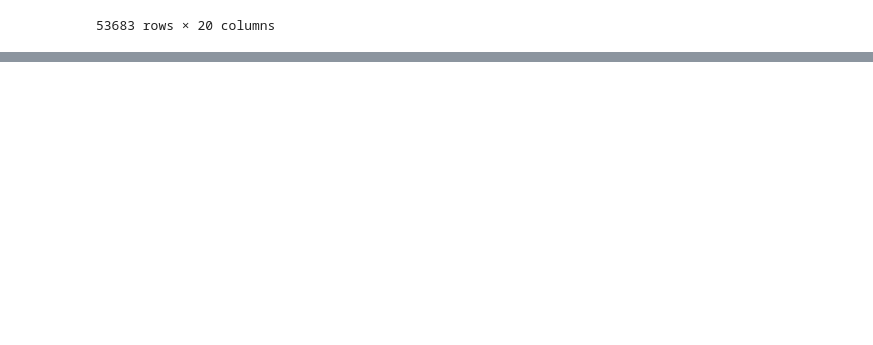
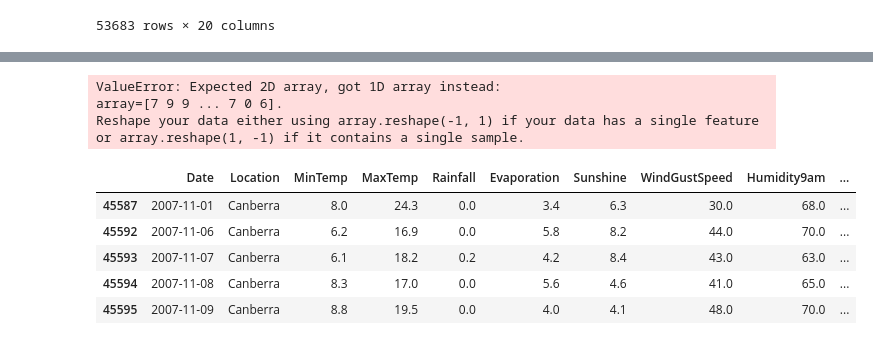
Before and after one commit to yagiz35/Xgboost-Karar-Agaclari-Kullanarak-Rain-In-Austuralia-data-setine-makine-ogrenmesi-uygulamas-, a Jupyter notebook: Untitled.ipynb, the cells around one changed output, grey strips where cells are left out. Drawn from its saved outputs; the diff is of its cells as text; code cells hidden in the pictures; blank space fills up the shorter version.

```diff
--- a/Untitled.ipynb
+++ b/Untitled.ipynb
@@ -102,3 +103,22 @@ data
 | 123830 | 2017-06-25 | Perth | 6.3 | 17.0 | 0.0 | 1.6 | 7.9 | 26.0 | 75.0 | ... |
 | 80997 | 2017-06-25 | Watsonia | 7.9 | 13.0 | 0.0 | 2.8 | 3.8 | 39.0 | 68.0 | ... |
 53683 rows × 20 columns
+# %%
+for column in data.columns[2:-5]:
+    for ifrainy in data["RainTomorrow"].unique():
+        selected_ifrainy = data[data["RainTomorrow"] == ifrainy]
+        selected_column = selected_ifrainy[column]
+
+        q1 = selected_column.quantile(0.25)
+        q3 = selected_column.quantile(0.75)
+
+        iqr = q3 - q1
+
+        minimum = q1 - (1.5 * iqr)
+        maximum = q3 + (1.5 * iqr)
+
+        max_idxs = data[(data["RainTomorrow"] == ifrainy) & (data[column] > maximum)].index
+        min_idxs = data[(data["RainTomorrow"] == ifrainy) & (data[column] < minimum)].index
+
+        data.drop(index = max_idxs, inplace = True)
+        data.drop(index = min_idxs, inplace = True)
@@ -104,0 +156,5 @@ data
+# %%
+from sklearn import preprocessing
+le = preprocessing.LabelEncoder()
+for column in data.columns[16:]:
+    data[column] = le.fit_transform(data[column])
@@ -104,0 +170,18 @@ data
+# %%
+oht = preprocessing.OneHotEncoder()
+for column in data.columns[16:18]:
+    data[column] = data[column].values.reshape(-1,1)
+    data[column] = oht.fit_transform(data[column]).toarray()
+# %% [output]
+ValueError: Expected 2D array, got 1D array instead:
+array=[7 9 9 ... 7 0 6].
+Reshape your data either using array.reshape(-1, 1) if your data has a single feature or array.reshape(1, -1) if it contains a single sample.
+# %%
+data.head()
+# %% [output]
+|  | Date | Location | MinTemp | MaxTemp | Rainfall | Evaporation | Sunshine | WindGustSpeed | Humidity9am | ... |
+| 45587 | 2007-11-01 | Canberra | 8.0 | 24.3 | 0.0 | 3.4 | 6.3 | 30.0 | 68.0 | ... |
+| 45592 | 2007-11-06 | Canberra | 6.2 | 16.9 | 0.0 | 5.8 | 8.2 | 44.0 | 70.0 | ... |
+| 45593 | 2007-11-07 | Canberra | 6.1 | 18.2 | 0.2 | 4.2 | 8.4 | 43.0 | 63.0 | ... |
+| 45594 | 2007-11-08 | Canberra | 8.3 | 17.0 | 0.0 | 5.6 | 4.6 | 41.0 | 65.0 | ... |
+| 45595 | 2007-11-09 | Canberra | 8.8 | 19.5 | 0.0 | 4.0 | 4.1 | 48.0 | 70.0 | ... |
```
Also changed, not shown: parts of 6 cells of this notebook.
